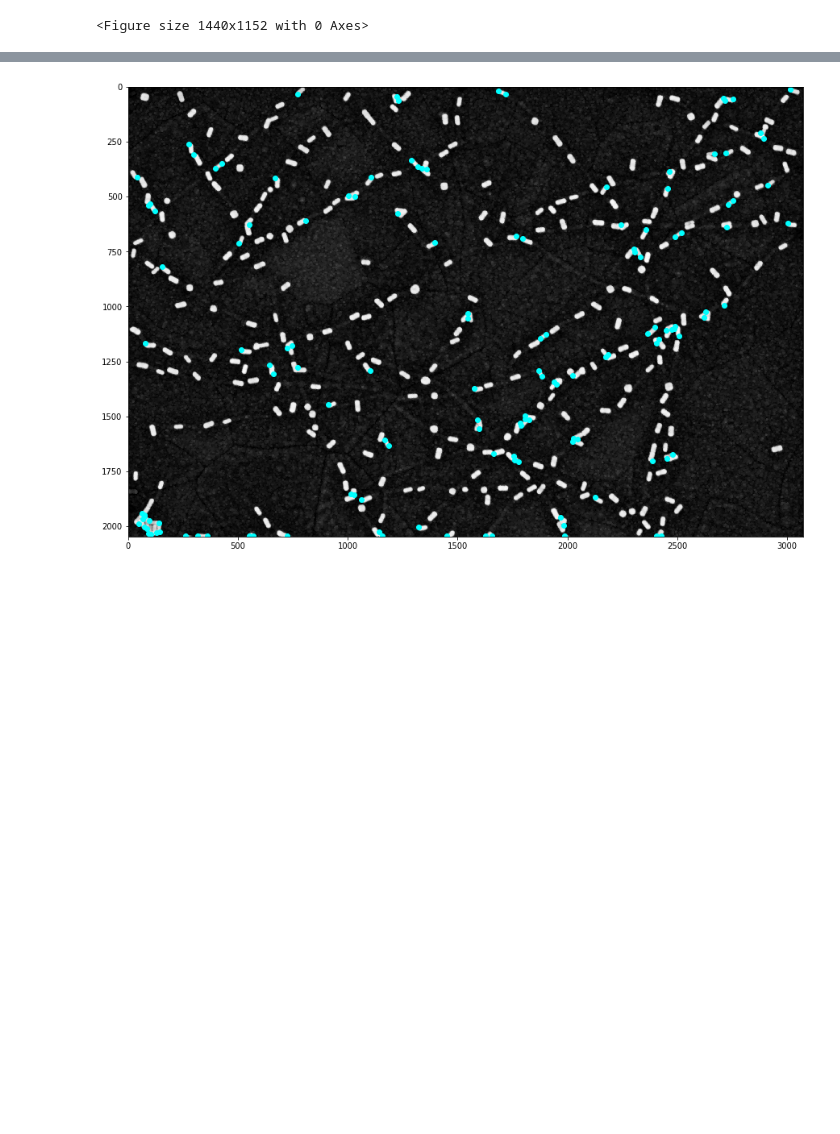
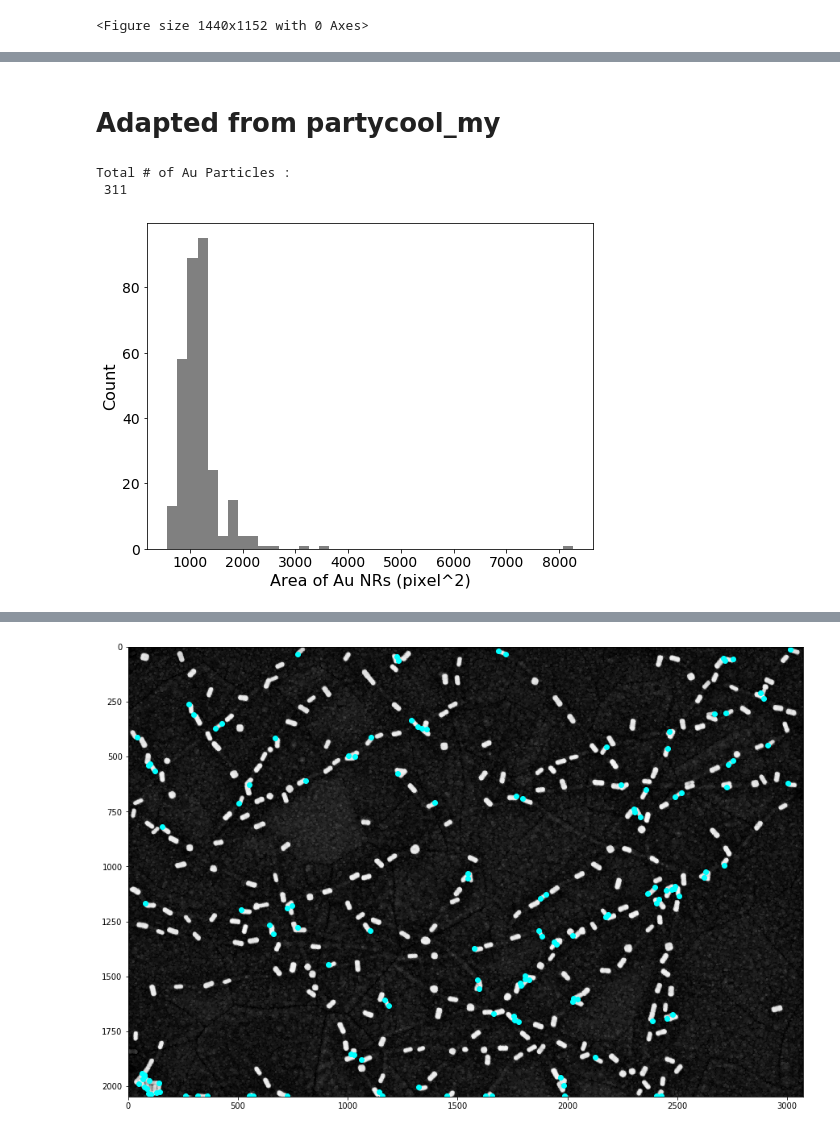
Before and after one commit to yamanmy/partycool, a Jupyter notebook: trail/Shape-detection.ipynb, the cells around one changed output, grey strips where cells are left out. Cells and saved outputs as stored; diff of their text form; code cells hidden in the pictures; blank space fills up the shorter version.

```diff
--- a/trail/Shape-detection.ipynb
+++ b/trail/Shape-detection.ipynb
@@ -78,0 +69,17 @@ dilated = cv2.dilate(img_c, kernel)
+# %%
+def contour_capture(img,
+                    kernel = cv2.getStructuringElement(cv2.MORPH_ELLIPSE,(9,9)),
+                    noise_factor = 4,
+                    thresh_method = cv2.THRESH_BINARY,
+                    contour_thresh = 30):
+    '''
+    The function captures the contours from the given imgs
+    Returns contours and dilated img
+    '''
+    #img dilation
+    dilated = cv2.dilate(img, kernel)
+    _, threshold = cv2.threshold(dilated, dilated.max()/4, dilated.max(), thresh_method)
+    contours, _=cv2.findContours(threshold, cv2.RETR_TREE, cv2.CHAIN_APPROX_SIMPLE)
+    contours = [contour for contour in contours if len(contour) >= contour_thresh]
+
+    return contours, dilated
@@ -202,0 +159,23 @@ io.imshow(dilated_c)
+# %% [markdown]
+# Adapted from partycool_my
+# %%
+def area_summary(contours):
+    areas = [cv2.contourArea(contour) for contour in contours]
+    #output of area will be a 2D array
+
+    #plotting function
+    plt.figure(figsize=(8, 6))
+    _ = plt.hist(areas, bins=40, color='gray')
+    plt.xlabel('Area of Au NRs (pixel^2)', fontsize=16)
+    plt.ylabel('Count', fontsize=16)
+    plt.xticks(fontsize=14)
+    plt.yticks(fontsize=14)
+    print("Total # of Au Particles :\n", len(areas))
+
+    return
+# %%
+area_summary(contours)
+# %% [output]
+Total # of Au Particles :
+ 311
+[figure, added]
```
Also changed, not shown: parts of 22 cells of this notebook, 1 other file.
